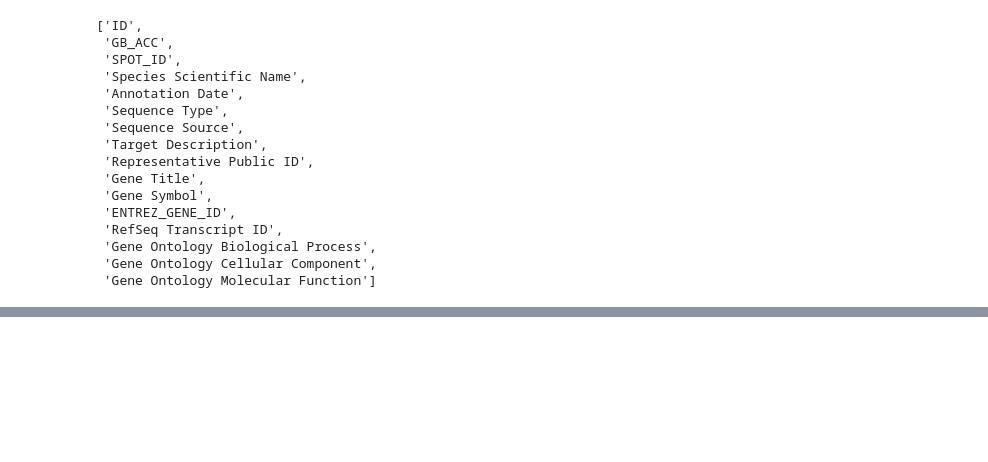
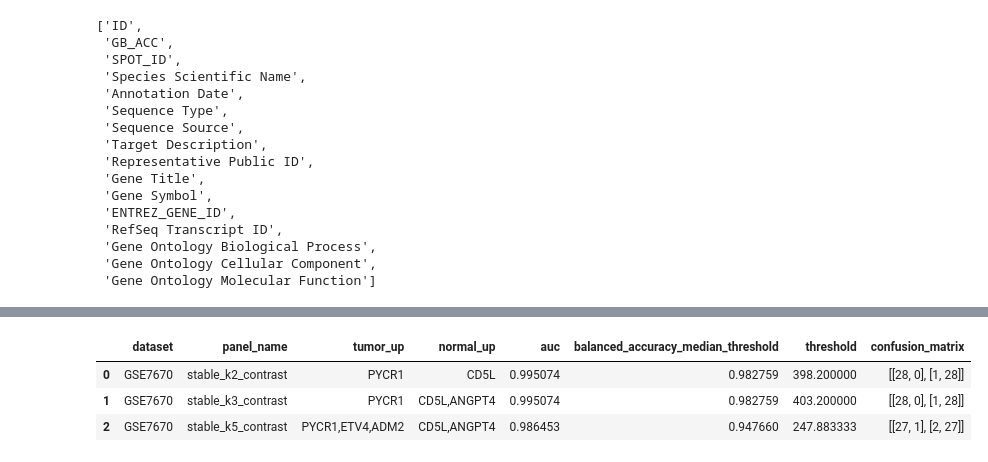
Before and after one commit to aditya-git16/cancer-lab, a Jupyter notebook: notebooks/08_second_geo_validation.ipynb, the cells around one changed output, grey strips where cells are left out. Cells and saved outputs as stored; diff of their text form; code cells hidden in the pictures; blank space fills up the shorter version.

```diff
--- a/notebooks/08_second_geo_validation.ipynb
+++ b/notebooks/08_second_geo_validation.ipynb
@@ -171,0 +210,4 @@ gpl2.table.columns.tolist()
+# %%
+common_probes2 = geo2_probe_expr.columns.intersection(probe_annot2["probe_id"])
+
+len(common_probes2), geo2_probe_expr.shape[1]
@@ -171,0 +216,16 @@ gpl2.table.columns.tolist()
+# %%
+geo2_probe_expr_common = geo2_probe_expr[common_probes2].copy()
+
+probe_annot2_common = (
+    probe_annot2
+    .set_index("probe_id")
+    .loc[common_probes2]
+    .reset_index()
+)
+
+geo2_gene_expr_raw = geo2_probe_expr_common.copy()
+geo2_gene_expr_raw.columns = probe_annot2_common["gene"].values
+
+geo2_gene_expr = geo2_gene_expr_raw.T.groupby(level=0).mean().T
+
+geo2_gene_expr.shape
@@ -171,0 +272,63 @@ gpl2.table.columns.tolist()
+# %%
+from sklearn.metrics import roc_auc_score, balanced_accuracy_score, confusion_matrix
+
+directional_panels = {
+    "stable_k2_contrast": {
+        "tumor_up": ["PYCR1"],
+        "normal_up": ["CD5L"],
+    },
+    "stable_k3_contrast": {
+        "tumor_up": ["PYCR1"],
+        "normal_up": ["CD5L", "ANGPT4"],
+    },
+    "stable_k5_contrast": {
+        "tumor_up": ["PYCR1", "ETV4", "ADM2"],
+        "normal_up": ["CD5L", "ANGPT4"],
+    },
+}
+
+def contrast_score(X_df, tumor_up, normal_up):
+    tumor_score = X_df[tumor_up].mean(axis=1) if len(tumor_up) > 0 else 0
+    normal_score = X_df[normal_up].mean(axis=1) if len(normal_up) > 0 else 0
+    return tumor_score - normal_score
+
+# keep only normal/tumor samples (exclude "unknown" labels → NaN in geo2_y)
+labeled = geo2_y.notna()
+geo2_y_eval = geo2_y.loc[labeled].astype(int)
+geo2_gene_expr_eval = geo2_gene_expr.loc[labeled]
+
+contrast_rows2 = []
+
+for panel_name, parts in directional_panels.items():
+    score = contrast_score(
+        geo2_gene_expr_eval,
+        tumor_up=parts["tumor_up"],
+        normal_up=parts["normal_up"],
+    )
+
+    auc = roc_auc_score(geo2_y_eval, score)
+
+    threshold = np.median(score)
+    y_pred = (score > threshold).astype(int)
+
+    bal_acc = balanced_accuracy_score(geo2_y_eval, y_pred)
+
+    contrast_rows2.append({
+        "dataset": "GSE7670",
+        "panel_name": panel_name,
+        "tumor_up": ",".join(parts["tumor_up"]),
+        "normal_up": ",".join(parts["normal_up"]),
+        "auc": auc,
+        "balanced_accuracy_median_threshold": bal_acc,
+        "threshold": threshold,
+        "confusion_matrix": confusion_matrix(geo2_y_eval, y_pred).tolist(),
+    })
+
+gse7670_contrast_results = pd.DataFrame(contrast_rows2)
+
+gse7670_contrast_results
+# %% [output]
+|  | dataset | panel_name | tumor_up | normal_up | auc | balanced_accuracy_median_threshold | threshold | confusion_matrix |
+| 0 | GSE7670 | stable_k2_contrast | PYCR1 | CD5L | 0.995074 | 0.982759 | 398.200000 | [[28, 0], [1, 28]] |
+| 1 | GSE7670 | stable_k3_contrast | PYCR1 | CD5L,ANGPT4 | 0.995074 | 0.982759 | 403.200000 | [[28, 0], [1, 28]] |
+| 2 | GSE7670 | stable_k5_contrast | PYCR1,ETV4,ADM2 | CD5L,ANGPT4 | 0.986453 | 0.947660 | 247.883333 | [[27, 1], [2, 27]] |
```
Also changed, not shown: parts of 10 cells of this notebook.
